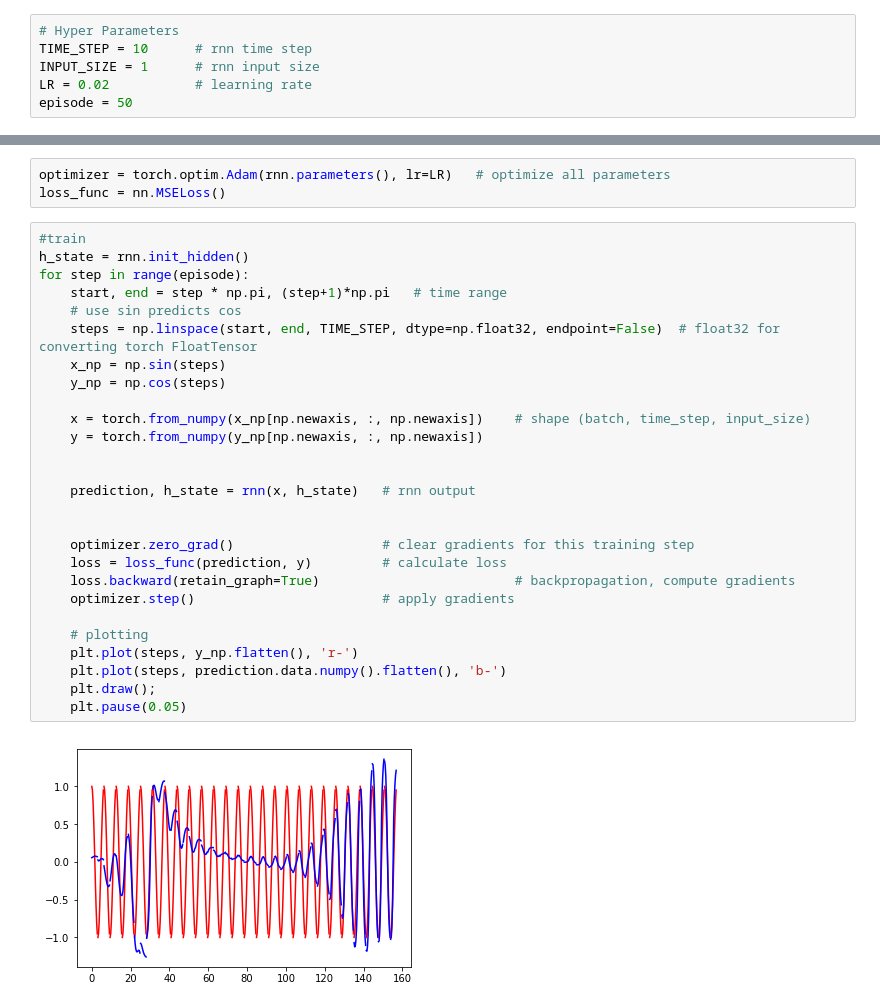
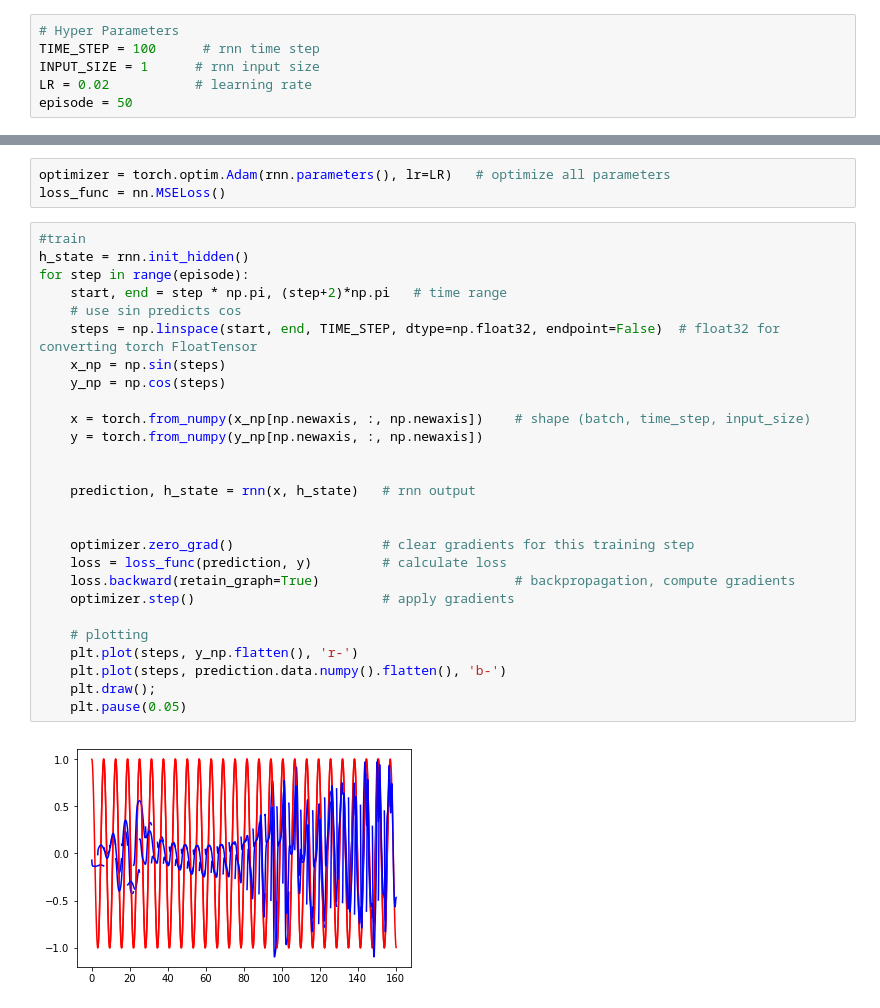
Before and after one commit to renyong/pytorch_examples, a Jupyter notebook: lstm_example.ipynb, the cells around one changed output, grey strips where cells are left out. Cells and saved outputs as stored; diff of their text form.

```diff
--- a/lstm_example.ipynb
+++ b/lstm_example.ipynb
@@ -15,7 +15,7 @@ torch.manual_seed(1)
 <torch._C.Generator at 0x...>
 # %%
 # Hyper Parameters
-TIME_STEP = 10      # rnn time step
+TIME_STEP = 100      # rnn time step
 INPUT_SIZE = 1      # rnn input size
 LR = 0.02           # learning rate
 episode = 50
@@ -72,32 +72,32 @@ loss_func = nn.MSELoss()
 # %%
 #train
 h_state = rnn.init_hidden()
 for step in range(episode):
-    start, end = step * np.pi, (step+1)*np.pi   # time range
+    start, end = step * np.pi, (step+2)*np.pi   # time range
     # use sin predicts cos
     steps = np.linspace(start, end, TIME_STEP, dtype=np.float32, endpoint=False)  # float32 for converting torch FloatTensor
     x_np = np.sin(steps)
     y_np = np.cos(steps)
 
     x = torch.from_numpy(x_np[np.newaxis, :, np.newaxis])    # shape (batch, time_step, input_size)
     y = torch.from_numpy(y_np[np.newaxis, :, np.newaxis])
 
 
     prediction, h_state = rnn(x, h_state)   # rnn output
 
 
     optimizer.zero_grad()                   # clear gradients for this training step
     loss = loss_func(prediction, y)         # calculate loss
     loss.backward(retain_graph=True)                         # backpropagation, compute gradients
     optimizer.step()                        # apply gradients
 
     # plotting
     plt.plot(steps, y_np.flatten(), 'r-')
     plt.plot(steps, prediction.data.numpy().flatten(), 'b-')
     plt.draw();
     plt.pause(0.05)
 # %% [output]
-[figure, old version]
+[figure, new version]
 # %%
 # Test
 steps = np.linspace(0, np.pi*2, 100, dtype=np.float32)
```
Also changed, not shown: parts of 1 cell of this notebook.
